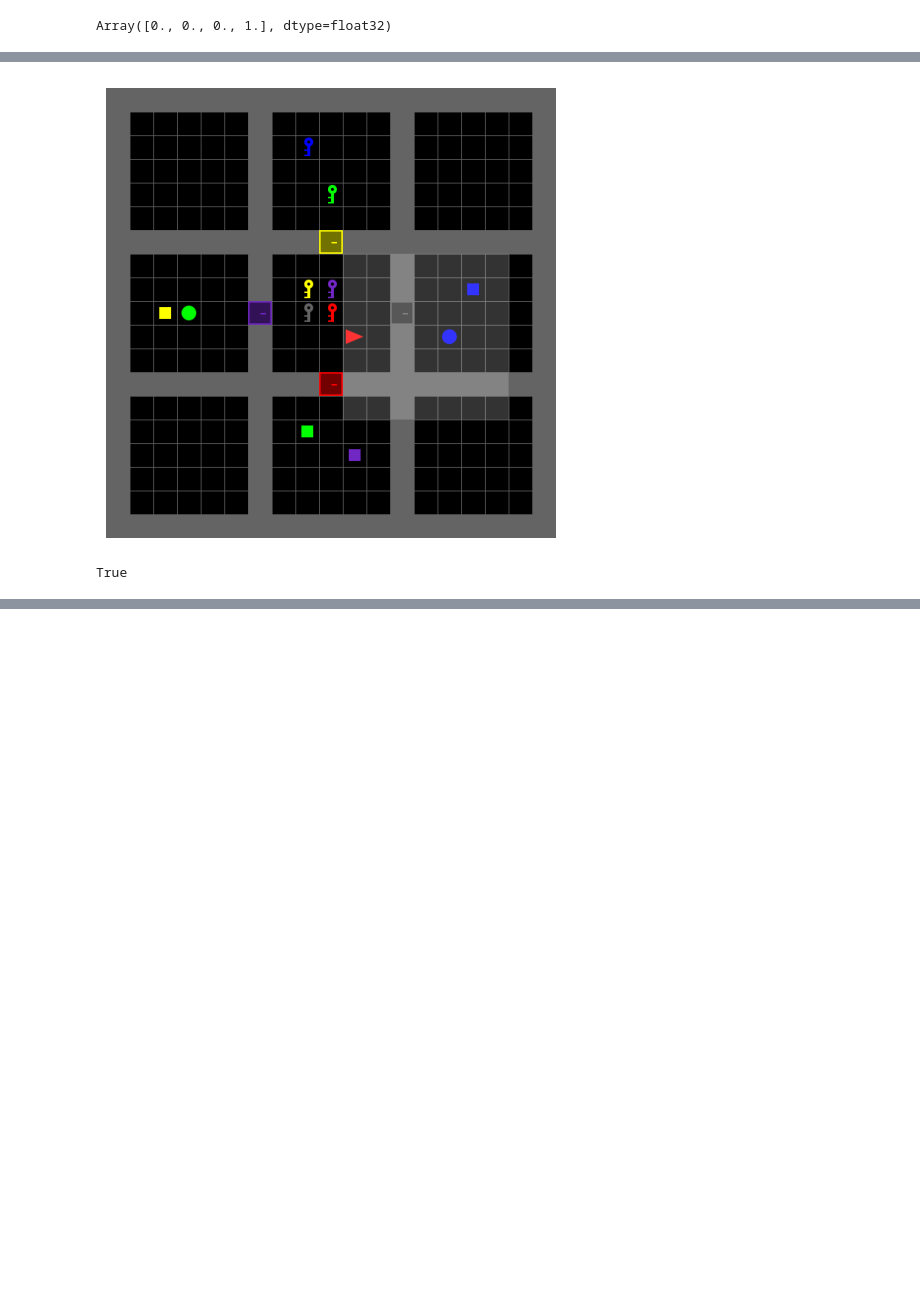
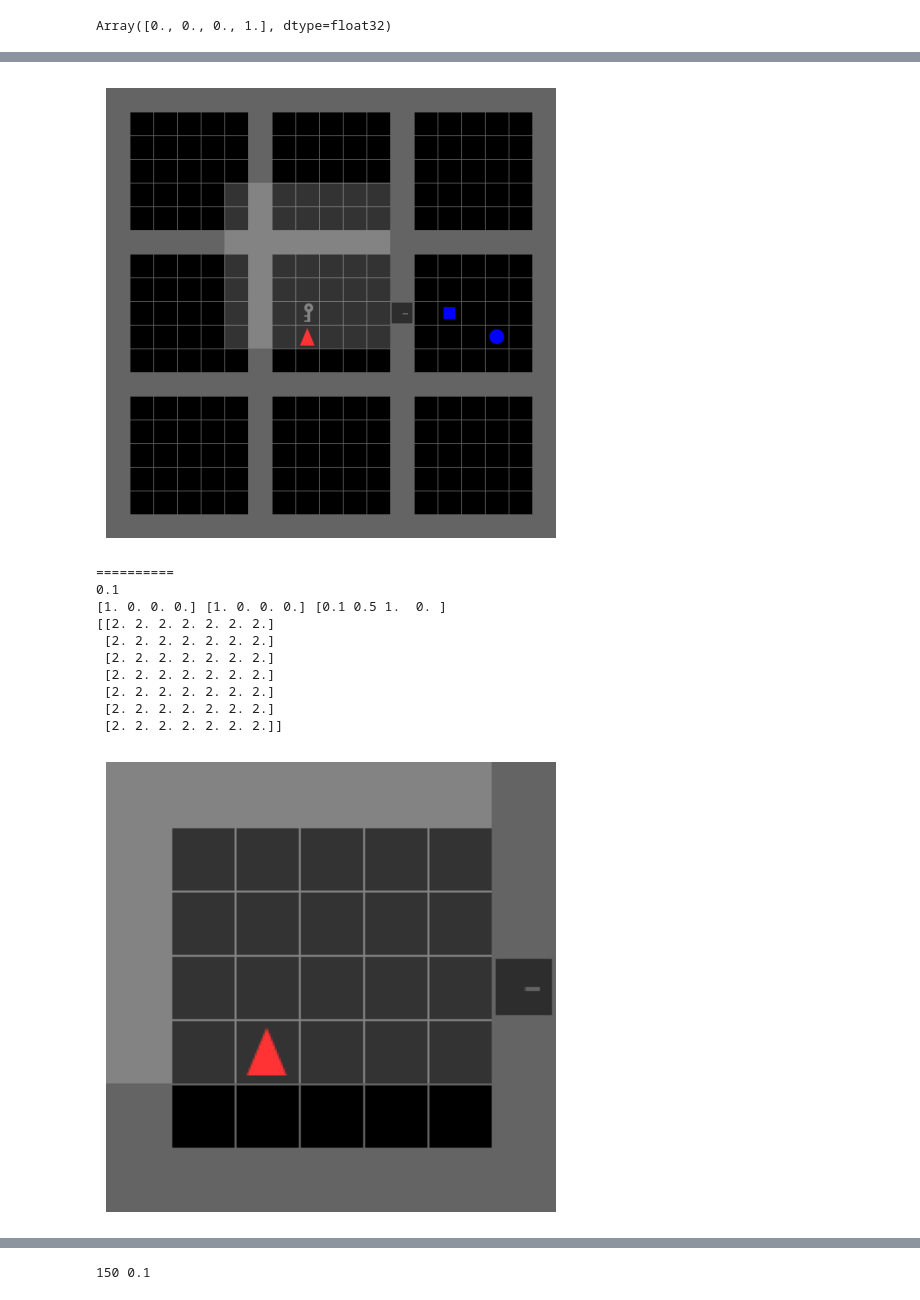
Before and after one commit to wcarvalho/jaxneurorl, a Jupyter notebook: projects/humansf/keyroom-test.ipynb, the cells around one changed output, grey strips where cells are left out. Cells and saved outputs as stored; diff of their text form; code cells hidden in the pictures; blank space fills up the shorter version.

```diff
--- a/projects/humansf/keyroom-test.ipynb
+++ b/projects/humansf/keyroom-test.ipynb
@@ -41,7 +41,7 @@ pprint(maze_config)
 
 env = keyroom.KeyRoom()
 env_params = env.default_params(
-    maze_config=keyroom.shorten_maze_config(maze_config, 4)
+    maze_config=keyroom.shorten_maze_config(maze_config, 1)
 )
 env_params
 # %% [output]
@@ -155,9 +139,9 @@ symbolic at (3, 4) [6 4]
 # %%
 # rng = jax.random.PRNGKey(1)  # multiroom
-rng = jax.random.PRNGKey(4)  # single room
+rng = jax.random.PRNGKey(3)  # single room
 rng, rng_ = jax.random.split(rng)
 # rng, rng_ = jax.random.split(rng)
-env_params = env_params.replace(training=False)
+env_params = env_params.replace(training=True)
 timestep = env.reset(rng_, env_params)
 state_image = env.render(env_params, timestep)
 visualizer.display_image(state_image)
@@ -167,37 +151,49 @@ t_limit = 150
 obs_seq = [keyroom.render_room(timestep.state)]
 reward_seq = [timestep.reward]
 timesteps = []
-print(timestep.first())
+
 t_counter = 0
 while True:
     rng, rng_act, rng_step = jax.random.split(rng, 3)
     action = jax.random.randint(rng_act, (), 0, env.num_actions(env_params))
 
     timestep = env.step(rng_step, timestep, action, env_params)
     # state_seq.append(env.render(env_params, timestep))
     obs_seq.append(keyroom.render_room(timestep.state))
     reward_seq.append(timestep.reward)
     # print('r=', timestep.reward, 'gamma=', timestep.discount)
     if timestep.reward > 0:
         obs = timestep.observation
         obs = jax.tree_map(lambda x: x.astype(jnp.float32), obs)
 
         print("="*10)
         print(timestep.reward)
         print(obs.state_features, obs.has_occurred, obs.task_w)
         print(obs.image.sum(-1))
         obs_image = keyroom.render_room(timestep.state)
         visualizer.display_image(obs_image)
 
     # obs_image = keyroom.render_room(timestep)
     # visualizer.display_image(obs_image)
 
     t_counter += 1
     if timestep.last() or t_counter >= t_limit:
         break
 
+state_image = env.render(env_params, timestep)
+visualizer.display_image(state_image)
 cum_rewards = jnp.cumsum(jnp.array(reward_seq))
 print(t_counter, sum(reward_seq))
 # %% [output]
-[figure, old version]
+[figure, new version]
-True
+==========
+0.1
+[1. 0. 0. 0.] [1. 0. 0. 0.] [0.1 0.5 1.  0. ]
+[[2. 2. 2. 2. 2. 2. 2.]
+ [2. 2. 2. 2. 2. 2. 2.]
+ [2. 2. 2. 2. 2. 2. 2.]
+ [2. 2. 2. 2. 2. 2. 2.]
+ [2. 2. 2. 2. 2. 2. 2.]
+ [2. 2. 2. 2. 2. 2. 2.]
+ [2. 2. 2. 2. 2. 2. 2.]]
+[figure, added]
@@ -204,3 +201,4 @@ True
+150 0.1
 # %%
 vis = visualizer.Visualizer(env, env_params, obs_seq, cum_rewards)
 vis.animate(f"analysis_media/anim1.gif")
```
Also changed, not shown: parts of 5 cells of this notebook, 1 other file.
